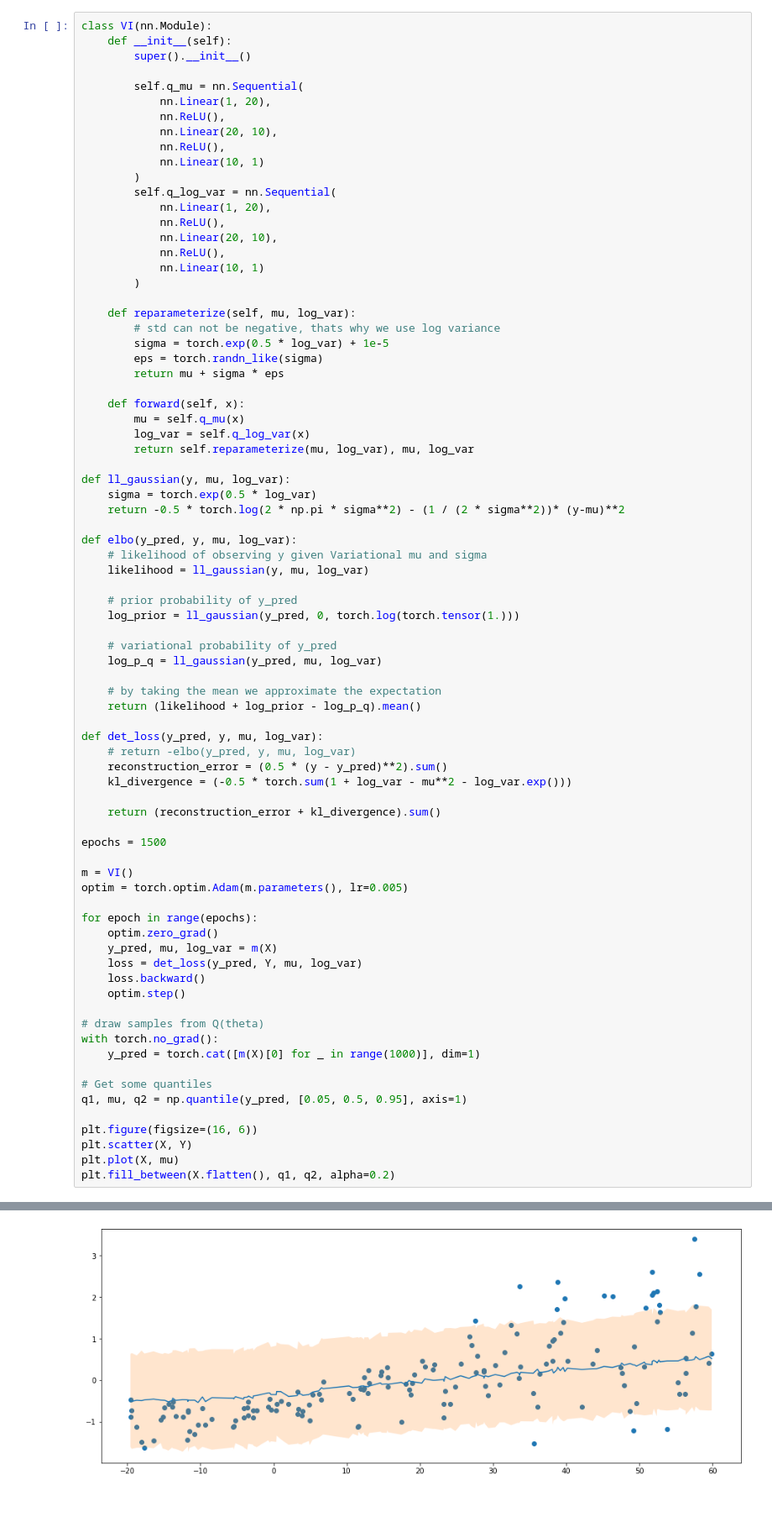
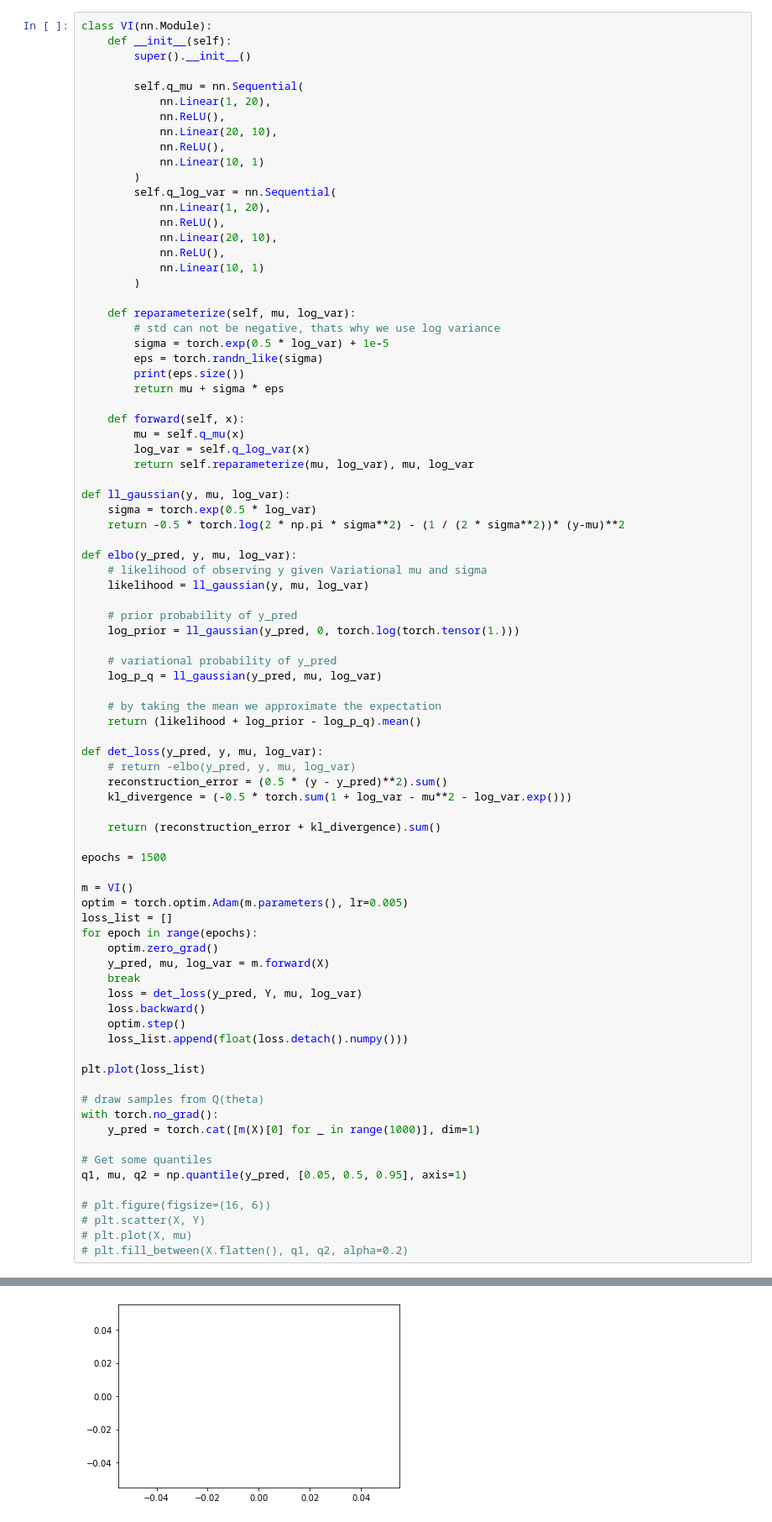
Before and after one commit to JvPost/PDL, a Jupyter notebook: Notebooks/Variational_inference_from_scratch.ipynb, the cells around one changed output, grey strips where cells are left out. Shown at 84% size. Drawn from its saved outputs; the diff is of its cells as text.

```diff
--- a/Notebooks/Variational_inference_from_scratch.ipynb
+++ b/Notebooks/Variational_inference_from_scratch.ipynb
@@ -89,6 +89,7 @@ class VI(nn.Module):
         # std can not be negative, thats why we use log variance
         sigma = torch.exp(0.5 * log_var) + 1e-5
         eps = torch.randn_like(sigma)
+        print(eps.size())
         return mu + sigma * eps
 
     def forward(self, x):
@@ -124,13 +125,17 @@ epochs = 1500
 
 m = VI()
 optim = torch.optim.Adam(m.parameters(), lr=0.005)
-
+loss_list = []
 for epoch in range(epochs):
     optim.zero_grad()
-    y_pred, mu, log_var = m(X)
+    y_pred, mu, log_var = m.forward(X)
+    break
     loss = det_loss(y_pred, Y, mu, log_var)
     loss.backward()
     optim.step()
+    loss_list.append(float(loss.detach().numpy()))
+
+plt.plot(loss_list)
 
 # draw samples from Q(theta)
 with torch.no_grad():
@@ -139,8 +144,8 @@ with torch.no_grad():
 # Get some quantiles
 q1, mu, q2 = np.quantile(y_pred, [0.05, 0.5, 0.95], axis=1)
 
-plt.figure(figsize=(16, 6))
-plt.scatter(X, Y)
-plt.plot(X, mu)
-plt.fill_between(X.flatten(), q1, q2, alpha=0.2)
+# plt.figure(figsize=(16, 6))
+# plt.scatter(X, Y)
+# plt.plot(X, mu)
+# plt.fill_between(X.flatten(), q1, q2, alpha=0.2)
 # %% [output]
@@ -148 +169 @@ plt.fill_between(X.flatten(), q1, q2, alpha=0.2)
-[figure, old version]
+[figure, new version]
```
Also changed, not shown: parts of 3 cells of this notebook, 33 other files.
